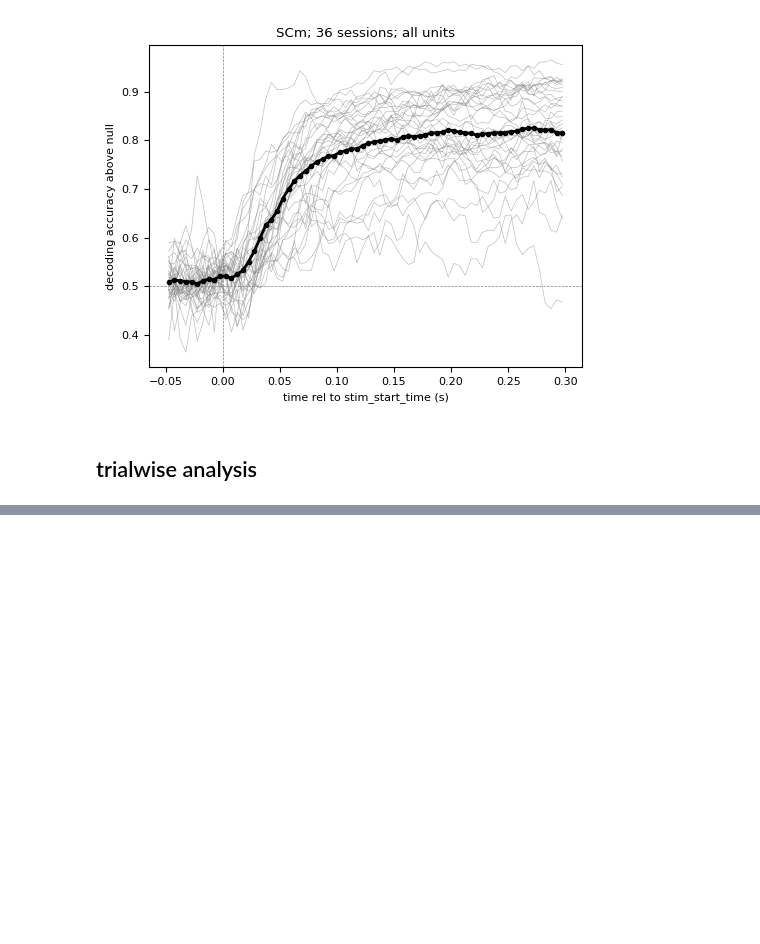
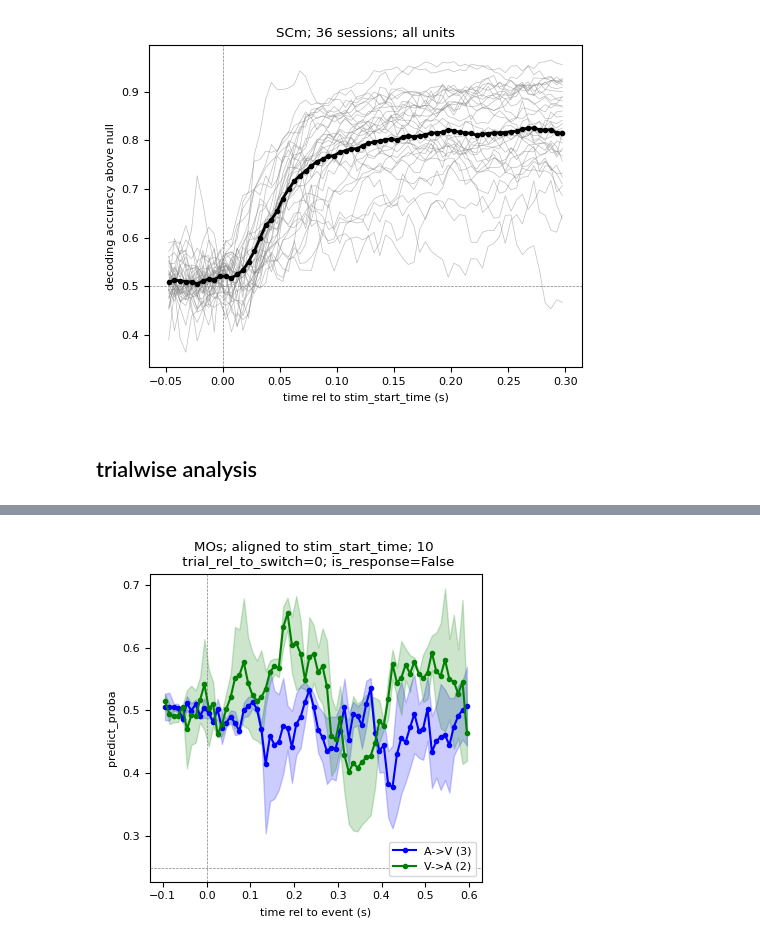
Before and after one commit to AllenInstitute/dynamic_routing_analysis, a Jupyter notebook: notebooks/plot_multi_timebin_decoder_results.ipynb, the cells around one changed output, grey strips where cells are left out. Drawn from its saved outputs; the diff is of its cells as text; code cells hidden in the pictures; blank space fills up the shorter version.

```diff
--- a/notebooks/plot_multi_timebin_decoder_results.ipynb
+++ b/notebooks/plot_multi_timebin_decoder_results.ipynb
@@ -529,7 +508,7 @@ predict_proba_pd
 # predict_proba_pd=pd.read_parquet(r"C:\Users\ethan.mcbride\OneDrive - Allen Institute\DR CO decoding results\time_mod_binsize_0.5_sec_0_2025_05-19\predict_proba_by_session.parquet")
 # %%
 #add project column to predict_proba_pd and filter to just one time bin
-predict_proba_temp=predict_proba_pd.query('bin_center==-0.25')
+predict_proba_temp=predict_proba_pd.query('bin_center==-0.025')
 
 project_list = []
 for rr, row in predict_proba_temp.iterrows():
@@ -543,10 +522,10 @@ predict_proba_temp['project'] = project_list
 predict_proba_temp.to_parquet(r"\\allen\programs\mindscope\workgroups\dynamicrouting\Ethan\CO decoding results\time_mod_keep_units_consistent_0_2025-06-15\predict_proba_by_session_single_timebin.parquet", index=False)
 predict_proba_temp
 # %%
-sel_session="664851_2023-11-13"
-sel_structure="SCm"
-sel_unit_subsample_size='all'
-sel_time_aligned_to='response_time'
+sel_session="742903_2024-10-22"
+sel_structure="MOs"
+sel_unit_subsample_size=10
+sel_time_aligned_to='stim_start_time'
 
 # ###hack used until we add trial_index to the results
 # if sel_time_aligned_to=='response_time':
@@ -769,7 +720,7 @@ predict_proba_pd.query(f'session_id=="{sel_session}" and structure=="{sel_struct
 
 # sel_session="664851_2023-11-13"
 # sel_structure="SCm"
-sel_unit_subsample_size=20
+sel_unit_subsample_size=10
 sel_time_aligned_to='stim_start_time'
 # sel_time_aligned_to='response_or_reward_time'
 
@@ -910,7 +875,7 @@ context_switch_table_df['delta_predict_proba_3_bins'] = delta_predict_proba_3_bi
 # %%
 # temp_predict_proba=context_switch_table_df.iloc[0]['predict_proba']
 # %%
-sel_structure='SCm'
+sel_structure='MOs'
 sel_trial_rel_to_switch=0
 sel_is_response=False
 
@@ -923,33 +888,35 @@ fig,ax=plt.subplots(1,1,figsize=(4,4))
 ax.axvline(x=0, color='grey', linestyle='--', linewidth=0.5)
 ax.axhline(y=0.25, color='grey', linestyle='--', linewidth=0.5)
 
 ax.plot(aud_to_vis_switches['bin_centers'].iloc[0],
         np.nanmean(np.vstack(aud_to_vis_switches['predict_proba'].values),axis=0),
         label=f'A->V ({len(aud_to_vis_switches)})', color='blue', marker='.')
 ax.fill_between(
     aud_to_vis_switches['bin_centers'].iloc[0],
     np.nanmean(np.vstack(aud_to_vis_switches['predict_proba'].values),axis=0)
     -stats.sem(np.vstack(aud_to_vis_switches['predict_proba'].values),axis=0),
     np.nanmean(np.vstack(aud_to_vis_switches['predict_proba'].values),axis=0)
     +stats.sem(np.vstack(aud_to_vis_switches['predict_proba'].values),axis=0),
     color='blue', alpha=0.2)
 ax.plot(vis_to_aud_switches['bin_centers'].iloc[0],
         np.nanmean(np.vstack(vis_to_aud_switches['predict_proba'].values),axis=0),
         label=f'V->A ({len(vis_to_aud_switches)})', color='green', marker='.')
 ax.fill_between(
     vis_to_aud_switches['bin_centers'].iloc[0],
     np.nanmean(np.vstack(vis_to_aud_switches['predict_proba'].values),axis=0)
     -stats.sem(np.vstack(vis_to_aud_switches['predict_proba'].values),axis=0),
     np.nanmean(np.vstack(vis_to_aud_switches['predict_proba'].values),axis=0)
     +stats.sem(np.vstack(vis_to_aud_switches['predict_proba'].values),axis=0),
     color='green', alpha=0.2)
 
 # ax.set_ylim(0.2,0.8)
 ax.set_xlabel('time rel to event (s)')
 ax.set_ylabel('predict_proba')
 ax.set_title(f"{sel_structure}; aligned to {sel_time_aligned_to}; {sel_unit_subsample_size} \n trial_rel_to_switch={sel_trial_rel_to_switch}; is_response={sel_is_response}")
 ax.legend()
 fig.tight_layout()
+# %% [output]
+[figure, added]
 # %%
 #plot across instruction trials
 # sel_structure='ACAd'
```
Also changed, not shown: parts of 17 cells of this notebook, 10 other files.
